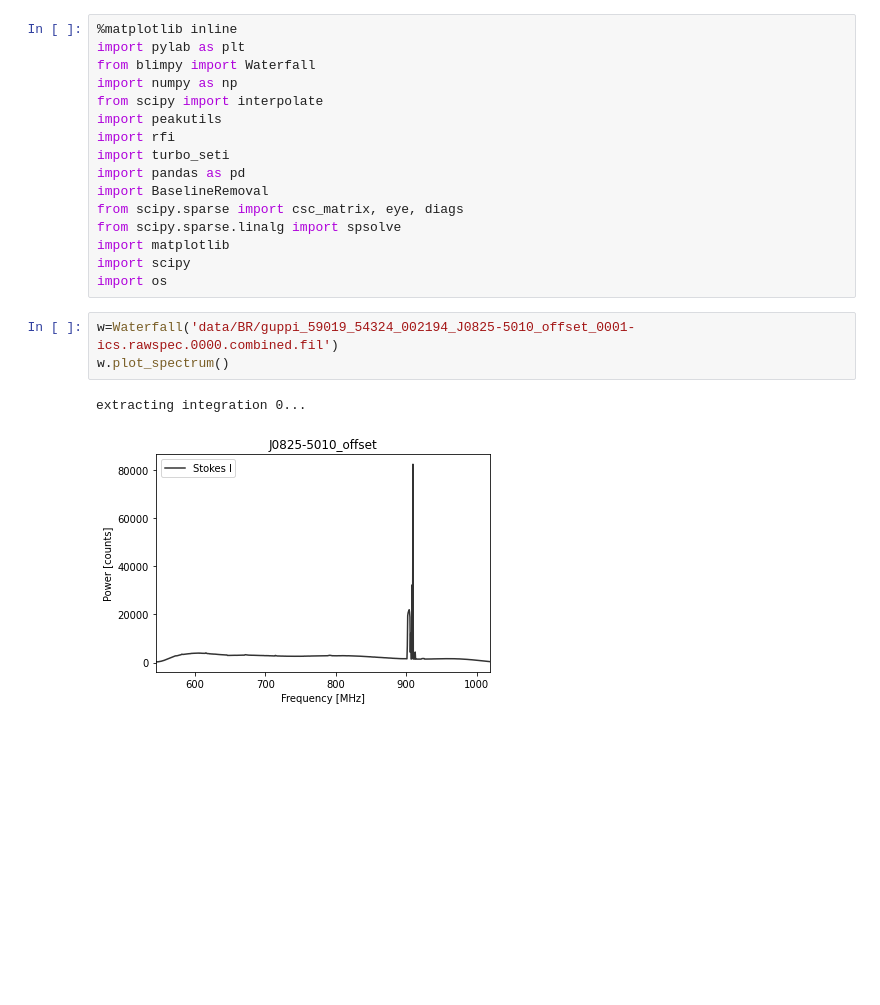
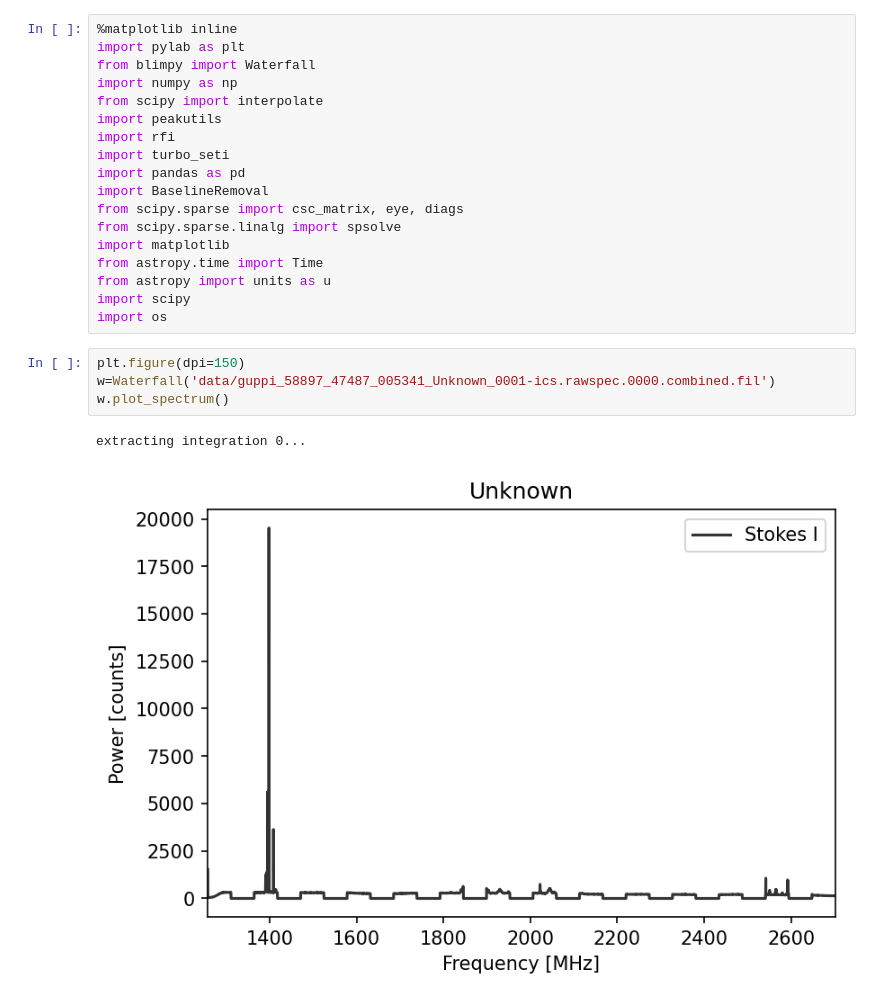
Before and after one commit to ZaynAmell/result, a Jupyter notebook: test_2.ipynb, the cells around one changed output. Saved outputs shown, nothing was run; the diff lists cells and outputs as text; blank space fills up the shorter version.

```diff
--- a/test_2.ipynb
+++ b/test_2.ipynb
@@ -12,11 +12,14 @@ import BaselineRemoval
 from scipy.sparse import csc_matrix, eye, diags
 from scipy.sparse.linalg import spsolve
 import matplotlib
+from astropy.time import Time
+from astropy import units as u
 import scipy
 import os
 # %%
-w=Waterfall('data/BR/guppi_59019_54324_002194_J0825-5010_offset_0001-ics.rawspec.0000.combined.fil')
+plt.figure(dpi=150)
+w=Waterfall('data/guppi_58897_47487_005341_Unknown_0001-ics.rawspec.0000.combined.fil')
 w.plot_spectrum()
 # %% [output]
 extracting integration 0...
-[figure, old version]
+[figure, new version]
```
Also changed, not shown: parts of 13 cells of this notebook, 1 other file.
